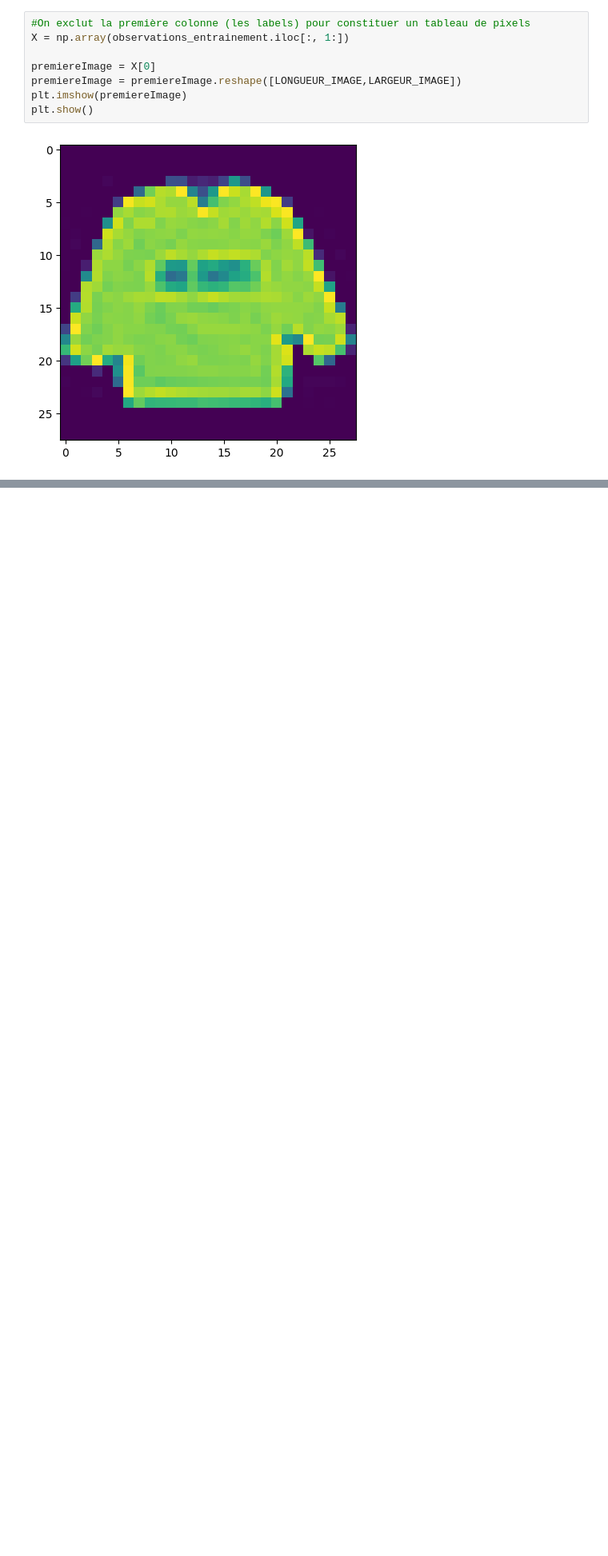
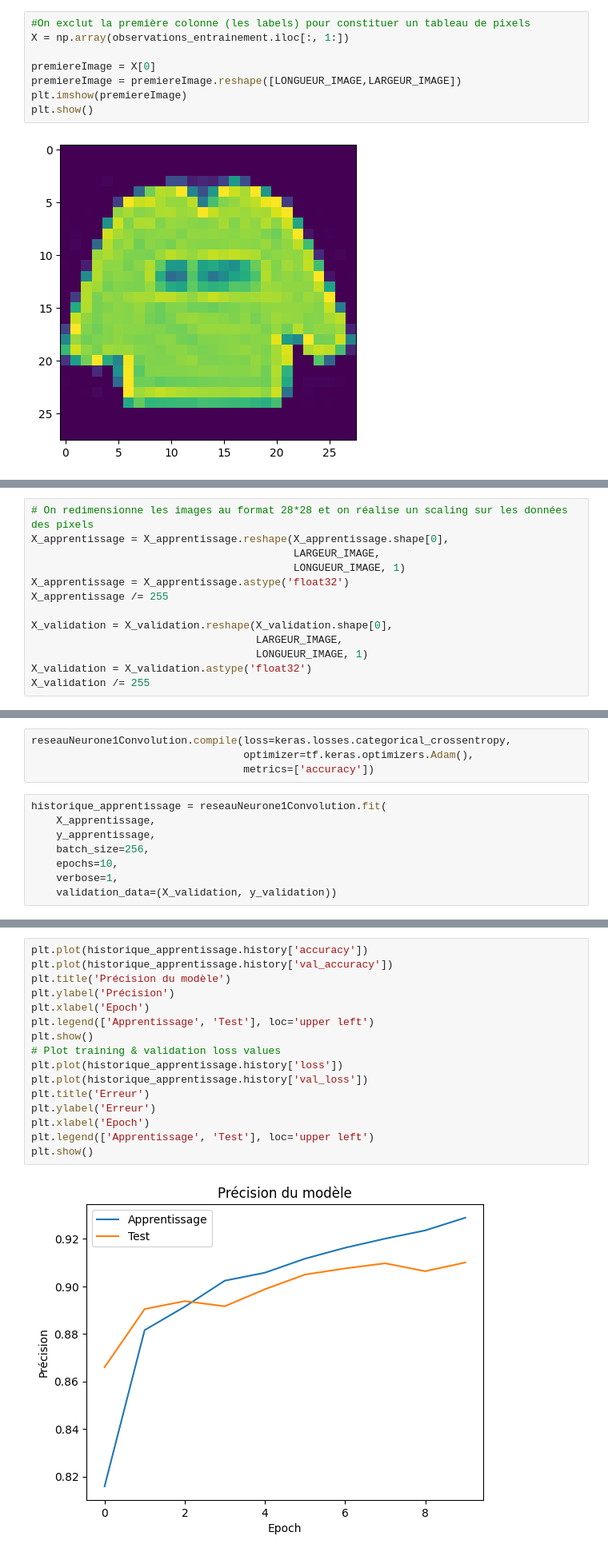
Before and after one commit to cegep-momo/atelier-ml-MansouriE, a Jupyter notebook: analyse_image/classification.ipynb, the cells around one changed output, grey strips where cells are left out. Shown: that part at 80% size. Cells and saved outputs as stored; diff of their text form; blank space fills up the shorter version.

```diff
--- a/analyse_image/classification.ipynb
+++ b/analyse_image/classification.ipynb
@@ -34,0 +41,13 @@ plt.show()
+# %%
+# On redimensionne les images au format 28*28 et on réalise un scaling sur les données des pixels
+X_apprentissage = X_apprentissage.reshape(X_apprentissage.shape[0],
+                                          LARGEUR_IMAGE,
+                                          LONGUEUR_IMAGE, 1)
+X_apprentissage = X_apprentissage.astype('float32')
+X_apprentissage /= 255
+
+X_validation = X_validation.reshape(X_validation.shape[0],
+                                    LARGEUR_IMAGE,
+                                    LONGUEUR_IMAGE, 1)
+X_validation = X_validation.astype('float32')
+X_validation /= 255
@@ -34,0 +102,12 @@ plt.show()
+# %%
+reseauNeurone1Convolution.compile(loss=keras.losses.categorical_crossentropy,
+                                  optimizer=tf.keras.optimizers.Adam(),
+                                  metrics=['accuracy'])
+# %%
+historique_apprentissage = reseauNeurone1Convolution.fit(
+    X_apprentissage,
+    y_apprentissage,
+    batch_size=256,
+    epochs=10,
+    verbose=1,
+    validation_data=(X_validation, y_validation))
@@ -34,0 +142,18 @@ plt.show()
+# %%
+plt.plot(historique_apprentissage.history['accuracy'])
+plt.plot(historique_apprentissage.history['val_accuracy'])
+plt.title('Précision du modèle')
+plt.ylabel('Précision')
+plt.xlabel('Epoch')
+plt.legend(['Apprentissage', 'Test'], loc='upper left')
+plt.show()
+# Plot training & validation loss values
+plt.plot(historique_apprentissage.history['loss'])
+plt.plot(historique_apprentissage.history['val_loss'])
+plt.title('Erreur')
+plt.ylabel('Erreur')
+plt.xlabel('Epoch')
+plt.legend(['Apprentissage', 'Test'], loc='upper left')
+plt.show()
+# %% [output]
+[figure, added]
```
Also changed, not shown: parts of 9 cells of this notebook, 4 other files.
